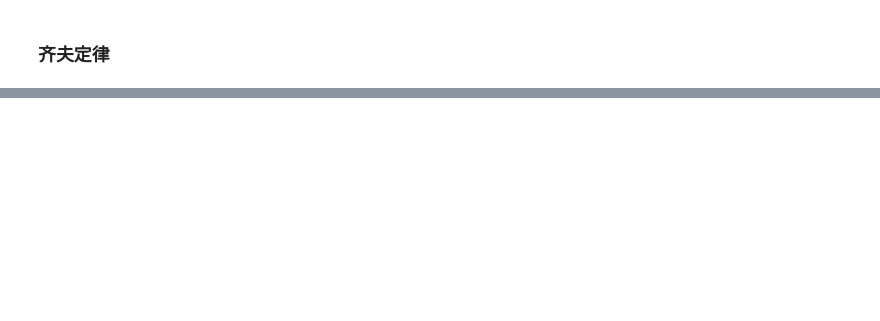
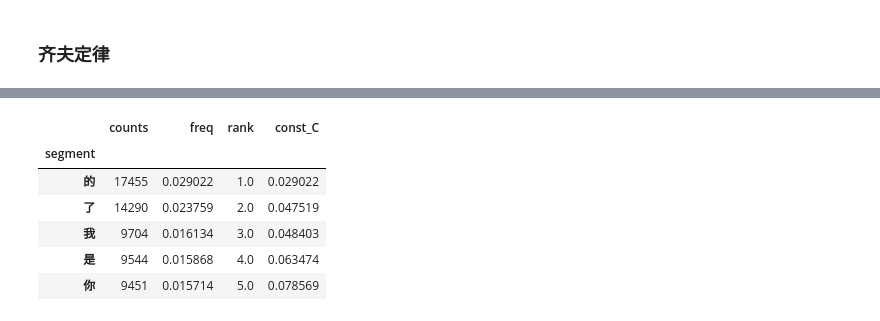
Before and after one commit to Jhangsy/ta_eval, a Jupyter notebook: ta_task.ipynb, the cells around one changed output, grey strips where cells are left out. Drawn from its saved outputs; the diff is of its cells as text; code cells hidden in the pictures; blank space fills up the shorter version.

```diff
--- a/ta_task.ipynb
+++ b/ta_task.ipynb
@@ -46,0 +110,2 @@ print(", ".join(seg_list))
+# %%
+seg_num_DF = pd.DataFrame({'counts':counts})
@@ -46,0 +164,12 @@ print(", ".join(seg_list))
+# %%
+#constant
+seg_rank_DF["const_C"] = seg_rank_DF["rank"]*seg_rank_DF["freq"]
+seg_rank_DF.head()
+# %% [output]
+|  | counts | freq | rank | const_C |
+| segment |  |  |  |  |
+| 的 | 17455 | 0.029022 | 1.0 | 0.029022 |
+| 了 | 14290 | 0.023759 | 2.0 | 0.047519 |
+| 我 | 9704 | 0.016134 | 3.0 | 0.048403 |
+| 是 | 9544 | 0.015868 | 4.0 | 0.063474 |
+| 你 | 9451 | 0.015714 | 5.0 | 0.078569 |
```
Also changed, not shown: parts of 54 cells of this notebook, 5 other files.
